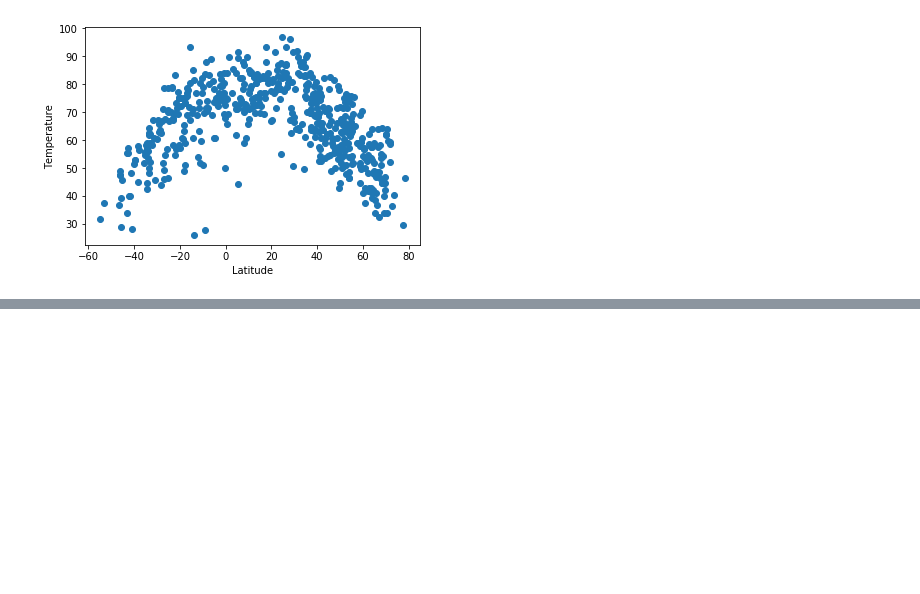
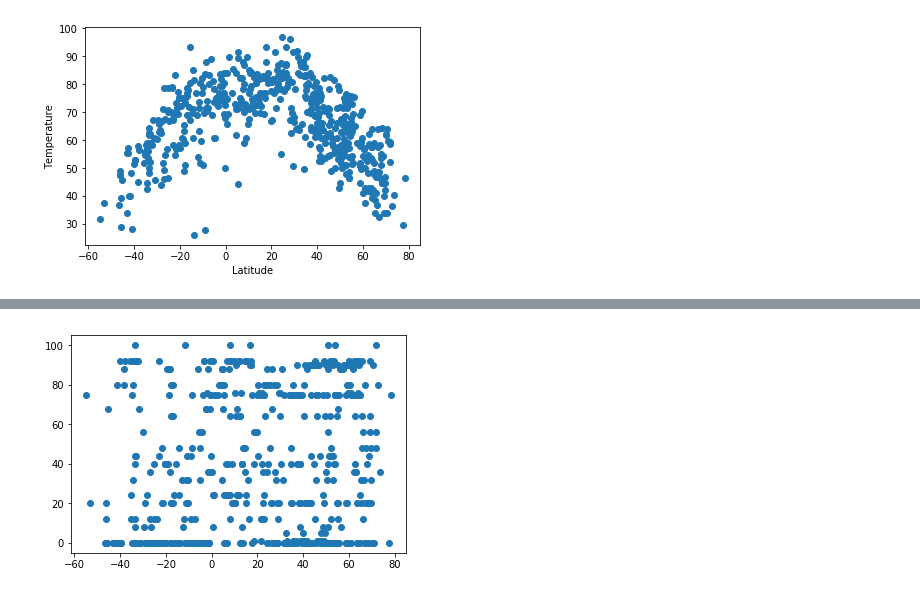
Before and after one commit to ralfsantacruz/OpenWeatherAPI, a Jupyter notebook: starter_code/WeatherPy.ipynb, the cells around one changed output, grey strips where cells are left out. Cells and saved outputs as stored; diff of their text form; code cells hidden in the pictures; blank space fills up the shorter version.

```diff
--- a/starter_code/WeatherPy.ipynb
+++ b/starter_code/WeatherPy.ipynb
@@ -151,0 +138,5 @@ plt.scatter(dictionary[])
+# %%
+plt.scatter(df['latitude'], df['cloudiness %'])
+plt.show()
+# %% [output]
+[figure, added]
```
Also changed, not shown: parts of 7 cells of this notebook.
